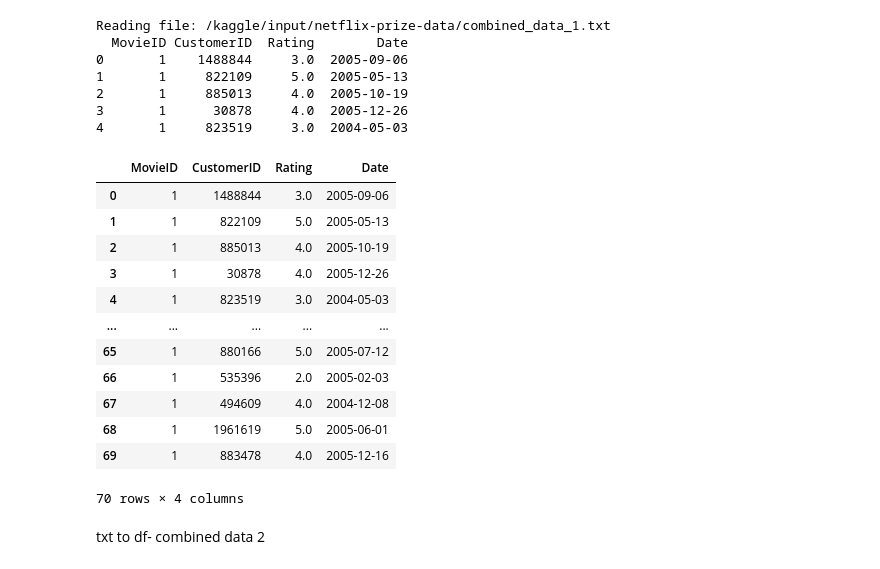
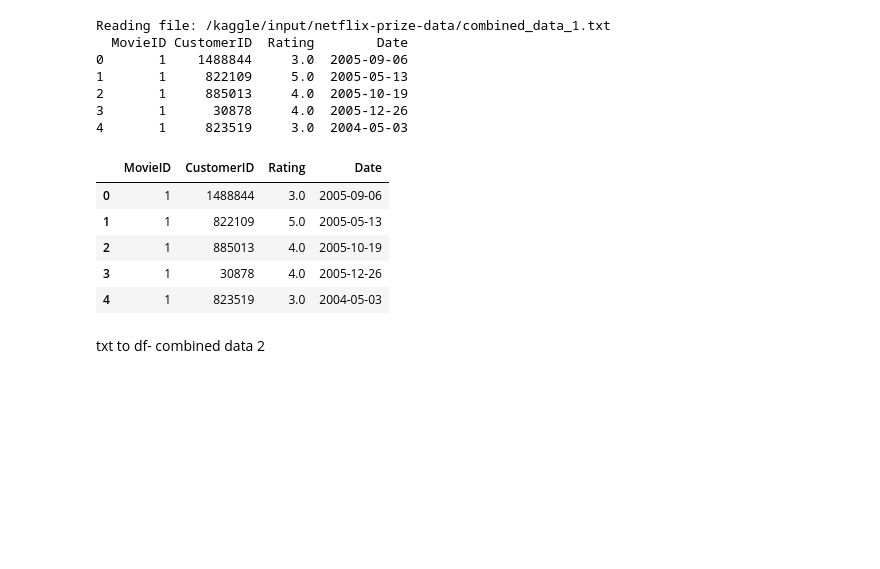
Before and after one commit to NityaVerma19/Movie-recommendation, a Jupyter notebook: netflix-prize.ipynb, the cells around one changed output. Saved outputs shown, nothing was run; the diff lists cells and outputs as text; code cells hidden in the pictures; blank space fills up the shorter version.

Commit message:
viewing the data

```diff
--- a/netflix-prize.ipynb
+++ b/netflix-prize.ipynb
@@ -124,20 +124,13 @@ Reading file: /kaggle/input/netflix-prize-data/combined_data_1.txt
 3       1      30878     4.0  2005-12-26
 4       1     823519     3.0  2004-05-03
 # %%
-data_1.head(70)
+data_1.head(5)
 # %% [output]
 |  | MovieID | CustomerID | Rating | Date |
 | 0 | 1 | 1488844 | 3.0 | 2005-09-06 |
 | 1 | 1 | 822109 | 5.0 | 2005-05-13 |
 | 2 | 1 | 885013 | 4.0 | 2005-10-19 |
 | 3 | 1 | 30878 | 4.0 | 2005-12-26 |
 | 4 | 1 | 823519 | 3.0 | 2004-05-03 |
-| ... | ... | ... | ... | ... |
-| 65 | 1 | 880166 | 5.0 | 2005-07-12 |
-| 66 | 1 | 535396 | 2.0 | 2005-02-03 |
-| 67 | 1 | 494609 | 4.0 | 2004-12-08 |
-| 68 | 1 | 1961619 | 5.0 | 2005-06-01 |
-| 69 | 1 | 883478 | 4.0 | 2005-12-16 |
-70 rows × 4 columns
 # %% [markdown]
 txt to df- combined data 2
```
Also changed, not shown: parts of 34 cells of this notebook.
